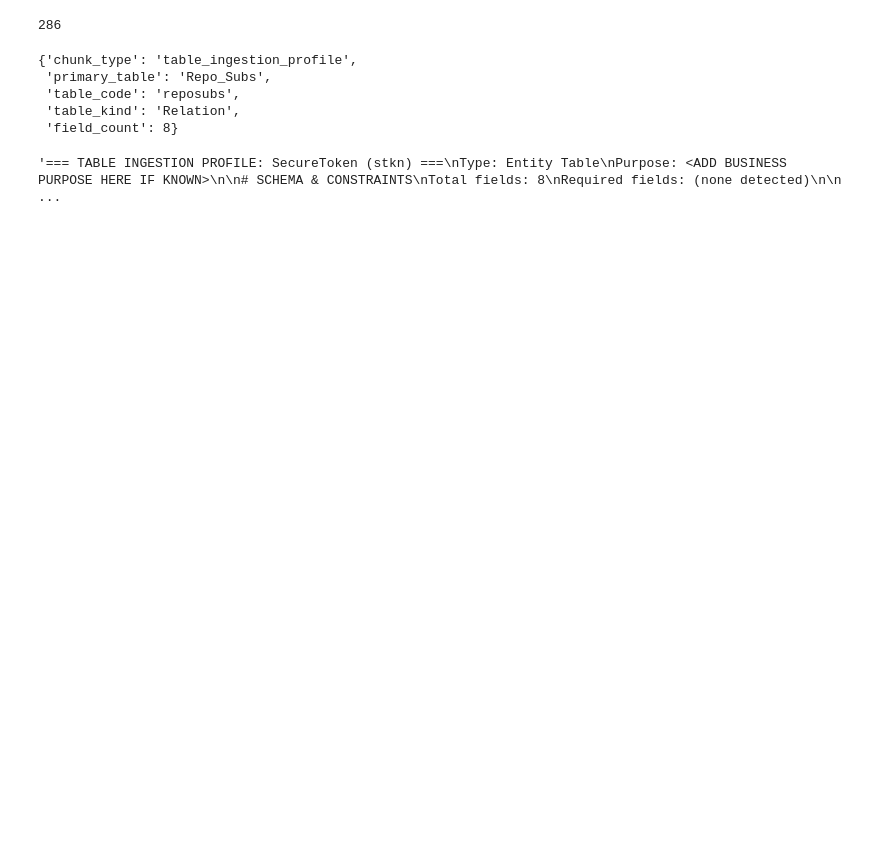
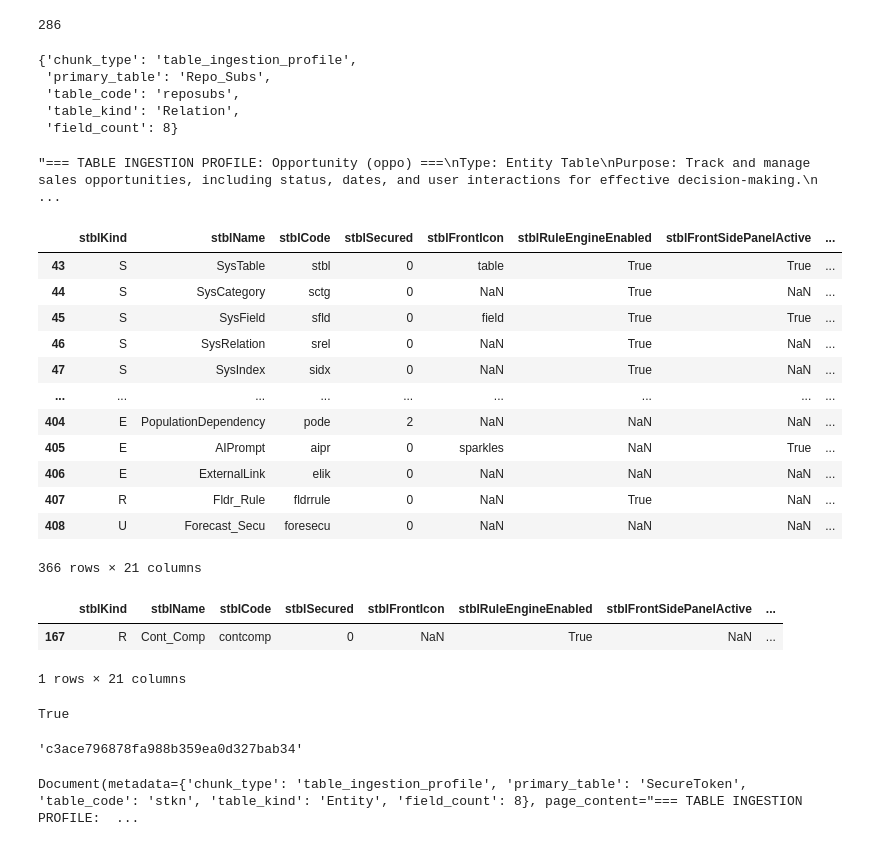
Before and after one commit to agrille-efficy/rules-engine-agent, a Jupyter notebook: Agent/sandbox.ipynb, the cells around one changed output. Drawn from its saved outputs; the diff is of its cells as text; code cells hidden in the pictures; blank space fills up the shorter version.

```diff
--- a/Agent/sandbox.ipynb
+++ b/Agent/sandbox.ipynb
@@ -564,7 +546,55 @@ table_chunks[200].metadata
  'table_kind': 'Relation',
  'field_count': 8}
 # %%
-
-table_chunks[0].page_content[:500]
+table_chunks[111].page_content
 # %% [output]
-'=== TABLE INGESTION PROFILE: SecureToken (stkn) ===\nType: Entity Table\nPurpose: <ADD BUSINESS PURPOSE HERE IF KNOWN>\n\n# SCHEMA & CONSTRAINTS\nTotal fields: 8\nRequired fields: (none detected)\n\n ...
+"=== TABLE INGESTION PROFILE: Opportunity (oppo) ===\nType: Entity Table\nPurpose: Track and manage sales opportunities, including status, dates, and user interactions for effective decision-making.\n ...
+# %%
+tables_df
+# %% [output]
+|  | stblKind | stblName | stblCode | stblSecured | stblFrontIcon | stblRuleEngineEnabled | stblFrontSidePanelActive | ... |
+| 43 | S | SysTable | stbl | 0 | table | True | True | ... |
+| 44 | S | SysCategory | sctg | 0 | NaN | True | NaN | ... |
+| 45 | S | SysField | sfld | 0 | field | True | True | ... |
+| 46 | S | SysRelation | srel | 0 | NaN | True | NaN | ... |
+| 47 | S | SysIndex | sidx | 0 | NaN | True | NaN | ... |
+| ... | ... | ... | ... | ... | ... | ... | ... | ... |
+| 404 | E | PopulationDependency | pode | 2 | NaN | NaN | NaN | ... |
+| 405 | E | AIPrompt | aipr | 0 | sparkles | NaN | True | ... |
+| 406 | E | ExternalLink | elik | 0 | NaN | NaN | NaN | ... |
+| 407 | R | Fldr_Rule | fldrrule | 0 | NaN | True | NaN | ... |
+| 408 | U | Forecast_Secu | foresecu | 0 | NaN | NaN | NaN | ... |
+366 rows × 21 columns
+# %%
+tables_df[tables_df["stblName"] == "Cont_Comp"]
+# %% [output]
+|  | stblKind | stblName | stblCode | stblSecured | stblFrontIcon | stblRuleEngineEnabled | stblFrontSidePanelActive | ... |
+| 167 | R | Cont_Comp | contcomp | 0 | NaN | True | NaN | ... |
+1 rows × 21 columns
+# %%
+qdrant_client.create_collection(
+    collection_name="maxo_vector_store_v2",
+    vectors_config = models.VectorParams(
+        size=len(encoder.embed_query("Hello world")),
+        distance=models.Distance.COSINE,
+    )
+)
+# %% [output]
+True
+# %%
+# Consistant IDs
+
+import hashlib
+
+def stable_id(*parts, length=32):
+    base = '|'.join(str(p) for p in parts)
+    return hashlib.sha256(base.encode()).hexdigest()[:length]
+
+point_id = stable_id("table", "Cont_Comp")
+point_id
+# %% [output]
+'c3ace796878fa988b359ea0d327bab34'
+# %%
+table_chunks[0]
+# %% [output]
+Document(metadata={'chunk_type': 'table_ingestion_profile', 'primary_table': 'SecureToken', 'table_code': 'stkn', 'table_kind': 'Entity', 'field_count': 8}, page_content="=== TABLE INGESTION PROFILE:  ...
```
Also changed, not shown: parts of 20 cells of this notebook, 2 other files.
